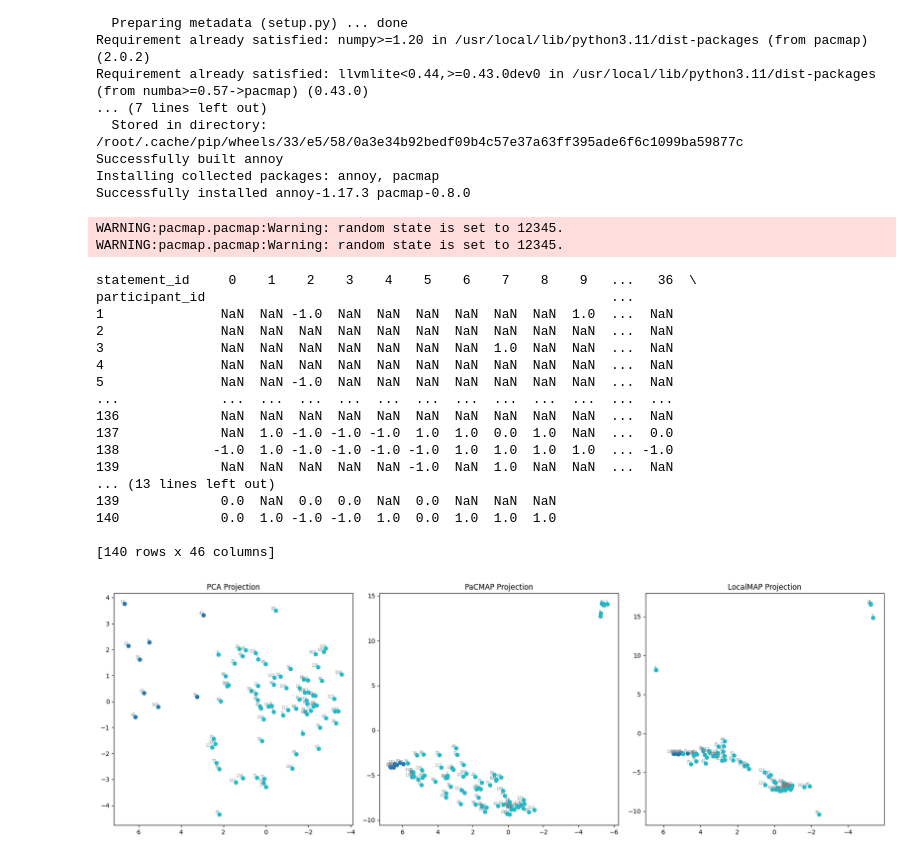
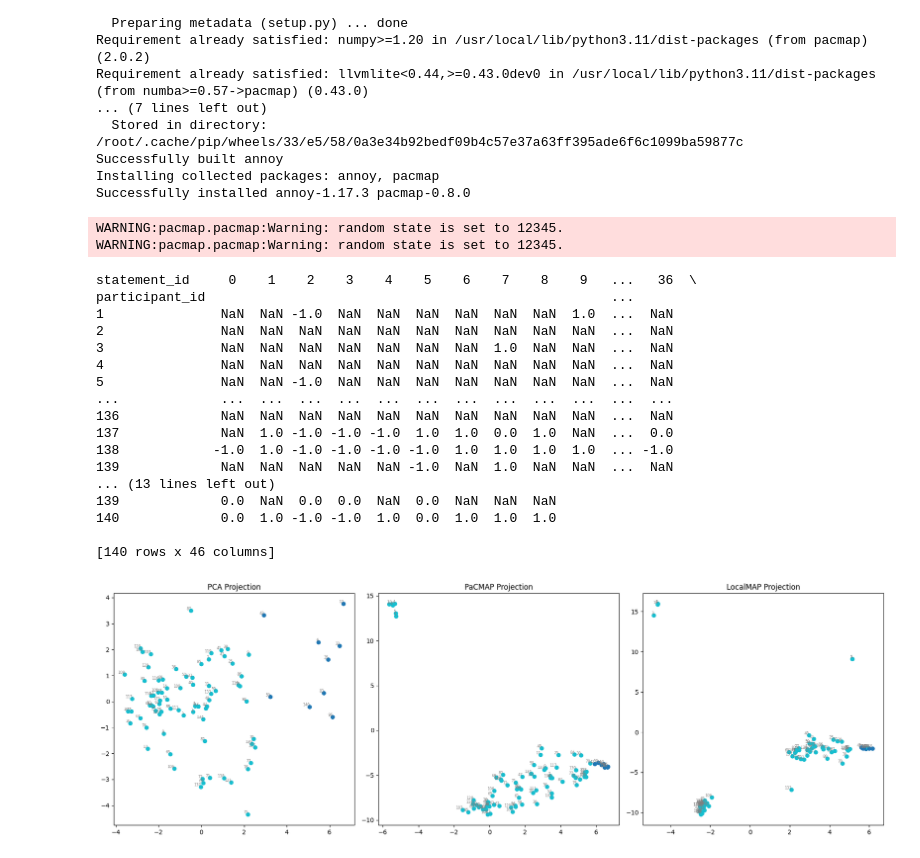
Before and after one commit to takeruhukushima/red-dwarf, a Jupyter notebook: docs/notebooks/experiment-pca-pacmap-localmap-comparison.ipynb, the cells around one changed output. Saved outputs shown, nothing was run; the diff lists cells and outputs as text; code cells hidden in the pictures.

```diff
--- a/docs/notebooks/experiment-pca-pacmap-localmap-comparison.ipynb
+++ b/docs/notebooks/experiment-pca-pacmap-localmap-comparison.ipynb
@@ -94,6 +94,9 @@ pid_labels = raw_vote_matrix.index[cluster_mask].to_list()
 
 fig, axes = plt.subplots(1, len(embeddings), figsize=(6 * len(embeddings), 6))
 
+FLIP_X = False
+FLIP_Y = False
+
 # Ensure axes is always iterable
 if len(embeddings) == 1:
     axes = [axes]
@@ -104,32 +107,35 @@ for ax, (name, X) in zip(axes, embeddings.items()):
 
     colors = cluster_labels
 
     ax.scatter(x, y, c=colors, cmap='tab10')
     ax.set_title(f"{name} Projection")
     for xi, yi, label in zip(x, y, pid_labels):
         ax.text(xi, yi, label, fontsize=6, color="gray", ha='right', va='bottom')
-    ax.invert_xaxis()
+    if FLIP_X:
+        ax.invert_xaxis()
+    if FLIP_Y:
+        ax.invert_yaxis()
 
 plt.tight_layout()
 plt.show()
 # %% [output]
 WARNING:pacmap.pacmap:Warning: random state is set to 12345.
 WARNING:pacmap.pacmap:Warning: random state is set to 12345.
 statement_id     0    1    2    3    4    5    6    7    8    9   ...   36  \
 participant_id                                                    ...
 1               NaN  NaN -1.0  NaN  NaN  NaN  NaN  NaN  NaN  1.0  ...  NaN
 2               NaN  NaN  NaN  NaN  NaN  NaN  NaN  NaN  NaN  NaN  ...  NaN
 3               NaN  NaN  NaN  NaN  NaN  NaN  NaN  1.0  NaN  NaN  ...  NaN
 4               NaN  NaN  NaN  NaN  NaN  NaN  NaN  NaN  NaN  NaN  ...  NaN
 5               NaN  NaN -1.0  NaN  NaN  NaN  NaN  NaN  NaN  NaN  ...  NaN
 ...             ...  ...  ...  ...  ...  ...  ...  ...  ...  ...  ...  ...
 136             NaN  NaN  NaN  NaN  NaN  NaN  NaN  NaN  NaN  NaN  ...  NaN
 137             NaN  1.0 -1.0 -1.0 -1.0  1.0  1.0  0.0  1.0  NaN  ...  0.0
 138            -1.0  1.0 -1.0 -1.0 -1.0 -1.0  1.0  1.0  1.0  1.0  ... -1.0
 139             NaN  NaN  NaN  NaN  NaN -1.0  NaN  1.0  NaN  NaN  ...  NaN
 ... (13 lines left out)
 139             0.0  NaN  0.0  0.0  NaN  0.0  NaN  NaN  NaN
 140             0.0  1.0 -1.0 -1.0  1.0  0.0  1.0  1.0  1.0
 
 [140 rows x 46 columns]
-[figure, old version]
+[figure, new version]
```
